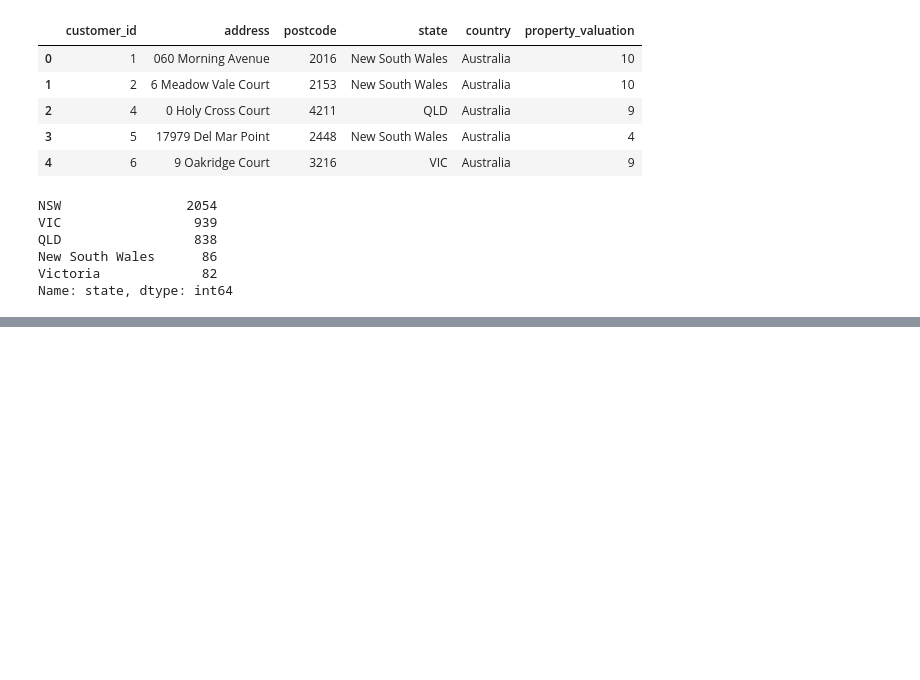
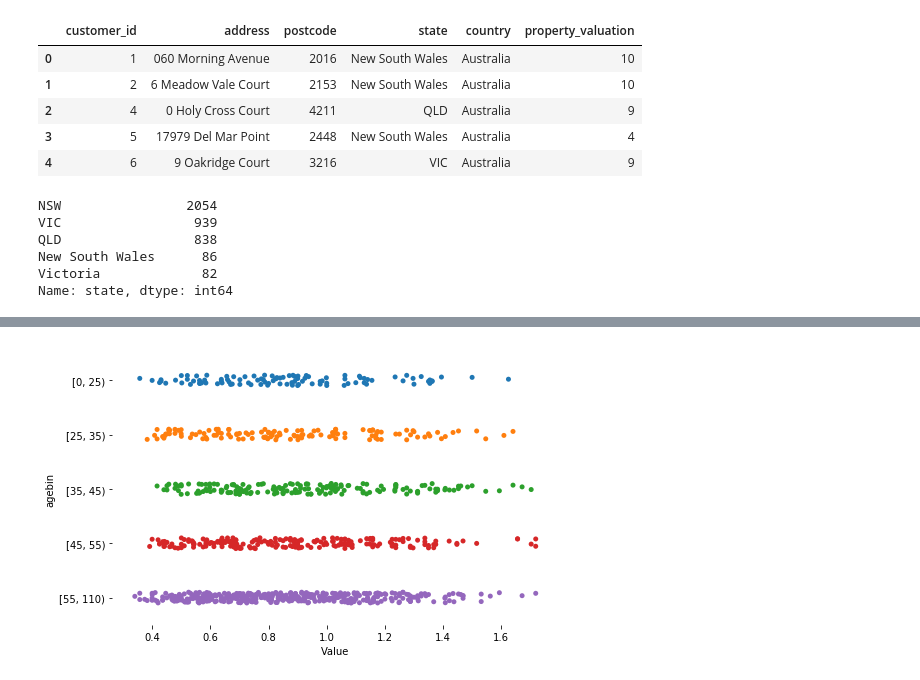
Before and after one commit to jomlearn2/KPMG_Internship, a Jupyter notebook: Notebook 2 - Approach.ipynb, the cells around one changed output, grey strips where cells are left out. Cells and saved outputs as stored; diff of their text form; code cells hidden in the pictures; blank space fills up the shorter version.

```diff
--- a/Notebook 2 - Approach.ipynb
+++ b/Notebook 2 - Approach.ipynb
@@ -143,0 +156,16 @@ df4['state'] = ['NSW' if i == 'New South Wales' else 'VIC' if i == 'Victoria' el
+# %%
+df2 = df2.drop(['Unnamed: 16', 'Unnamed: 17', 'Unnamed: 18', 'Unnamed: 19', 'Unnamed: 20'], axis=1)
+
+df2 = df2[~df2['DOB'].isna()]
+df2['age'] = [calculateAge(i) for i in df2['DOB']]
+bins = [0, 25, 35, 45, 55, 110]
+bins_age = pd.cut(df2['age'], bins, right=False)
+df2['agebin'] = bins_age
+# %%
+fig, ax = plt.subplots(figsize = (8,5))
+sns.despine(bottom=True, left=True)
+
+sns.stripplot(x='Value', y='agebin', data=df2, dodge=True, jitter=True)
+plt.show()
+# %% [output]
+[figure, added]
```
Also changed, not shown: parts of 5 cells of this notebook.
